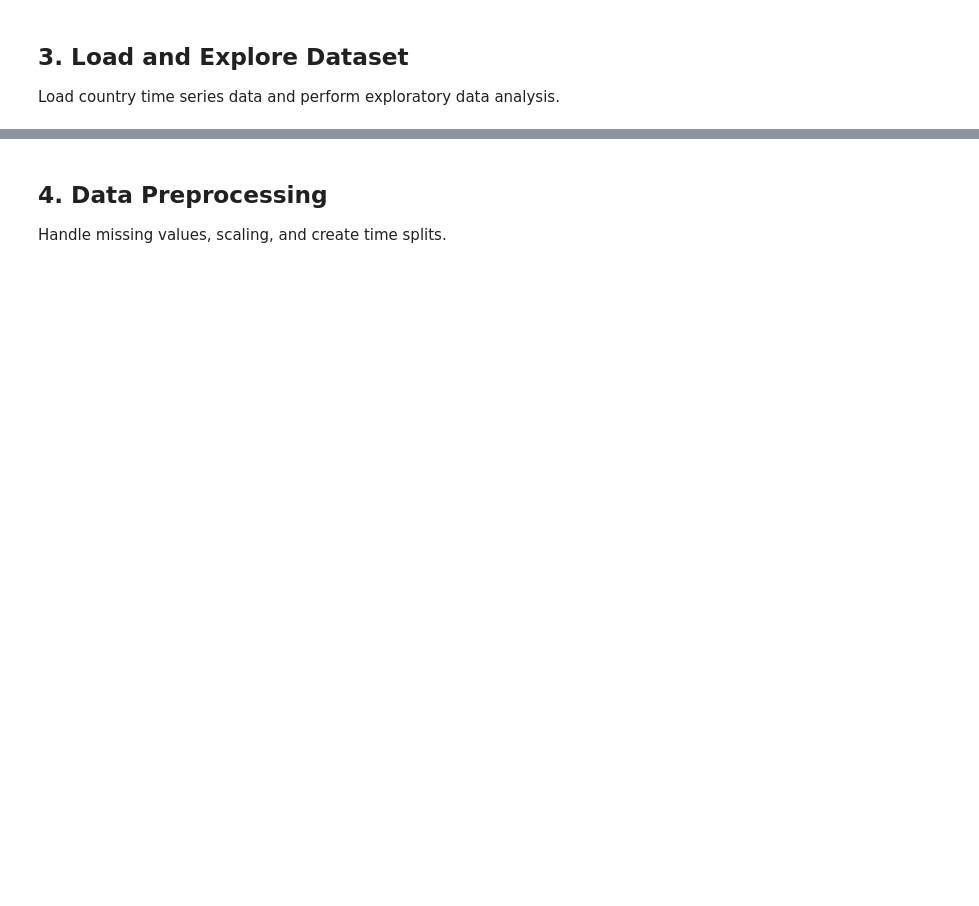
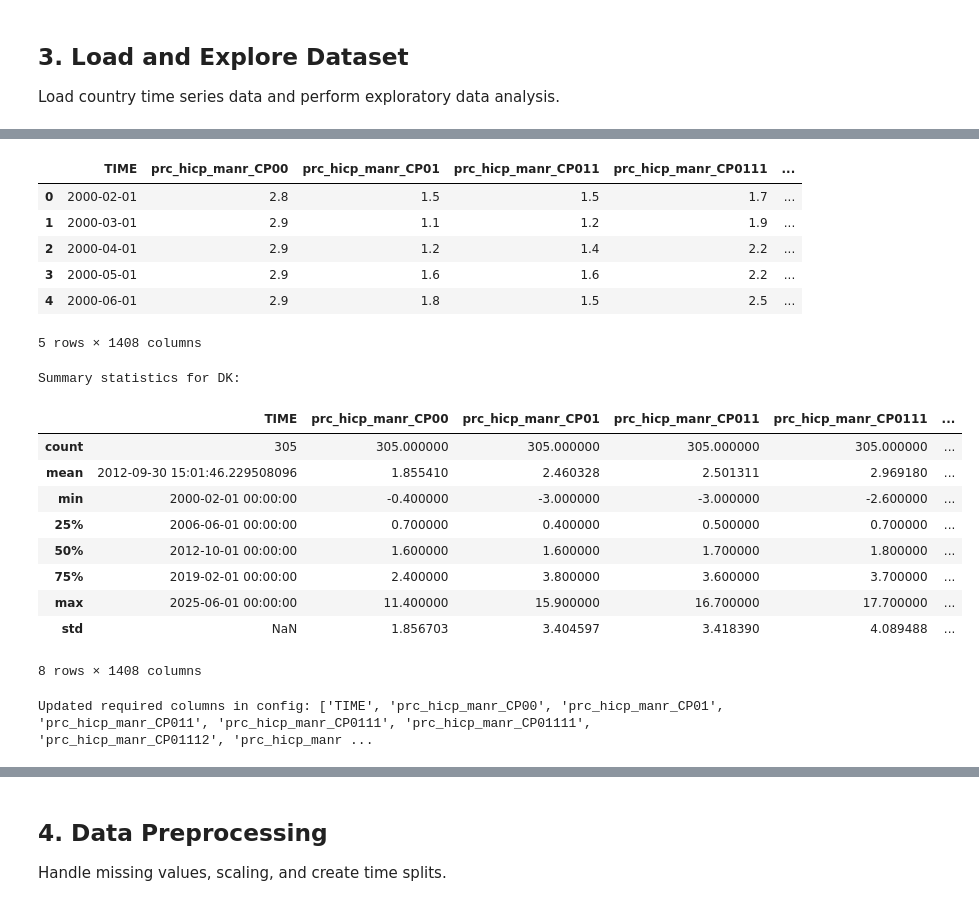
Before and after one commit to Sicco123/ml_macro_at_risk, a Jupyter notebook: examples/example.ipynb, the cells around one changed output, grey strips where cells are left out. Saved outputs shown, nothing was run; the diff lists cells and outputs as text; code cells hidden in the pictures; blank space fills up the shorter version.

```diff
--- a/examples/example.ipynb
+++ b/examples/example.ipynb
@@ -176,7 +193,7 @@ try:
     )
 
     print(f"Successfully loaded data for {len(country_data)} countries:")
-
+    countries = list(country_data.keys())
     for country, df in country_data.items():
 
         print(f"  {country}: {len(df)} observations, {df['TIME'].min()} to {df['TIME'].max()}")
@@ -229,3 +246,4 @@ except FileNotFoundError:
 # manually put the columns names in the config
 config['data']['required_columns'] = list(country_data[sample_country].columns)
 print(f"\nUpdated required columns in config: {config['data']['required_columns']}")
+# %% [output]
@@ -232,3 +267,22 @@ print(f"\nUpdated required columns in config: {config['data']['required_columns'
+|  | TIME | prc_hicp_manr_CP00 | prc_hicp_manr_CP01 | prc_hicp_manr_CP011 | prc_hicp_manr_CP0111 | ... |
+| 0 | 2000-02-01 | 2.8 | 1.5 | 1.5 | 1.7 | ... |
+| 1 | 2000-03-01 | 2.9 | 1.1 | 1.2 | 1.9 | ... |
+| 2 | 2000-04-01 | 2.9 | 1.2 | 1.4 | 2.2 | ... |
+| 3 | 2000-05-01 | 2.9 | 1.6 | 1.6 | 2.2 | ... |
+| 4 | 2000-06-01 | 2.9 | 1.8 | 1.5 | 2.5 | ... |
+5 rows × 1408 columns
+Summary statistics for DK:
+|  | TIME | prc_hicp_manr_CP00 | prc_hicp_manr_CP01 | prc_hicp_manr_CP011 | prc_hicp_manr_CP0111 | ... |
+| count | 305 | 305.000000 | 305.000000 | 305.000000 | 305.000000 | ... |
+| mean | 2012-09-30 15:01:46.229508096 | 1.855410 | 2.460328 | 2.501311 | 2.969180 | ... |
+| min | 2000-02-01 00:00:00 | -0.400000 | -3.000000 | -3.000000 | -2.600000 | ... |
+| 25% | 2006-06-01 00:00:00 | 0.700000 | 0.400000 | 0.500000 | 0.700000 | ... |
+| 50% | 2012-10-01 00:00:00 | 1.600000 | 1.600000 | 1.700000 | 1.800000 | ... |
+| 75% | 2019-02-01 00:00:00 | 2.400000 | 3.800000 | 3.600000 | 3.700000 | ... |
+| max | 2025-06-01 00:00:00 | 11.400000 | 15.900000 | 16.700000 | 17.700000 | ... |
+| std | NaN | 1.856703 | 3.404597 | 3.418390 | 4.089488 | ... |
+8 rows × 1408 columns
+Updated required columns in config: ['TIME', 'prc_hicp_manr_CP00', 'prc_hicp_manr_CP01', 'prc_hicp_manr_CP011', 'prc_hicp_manr_CP0111', 'prc_hicp_manr_CP01111', 'prc_hicp_manr_CP01112', 'prc_hicp_manr ...
 # %%
 # Visualize the data
 fig, axes = plt.subplots(3, 2, figsize=(15, 10))
```
Also changed, not shown: parts of 16 cells of this notebook, 7 other files.
